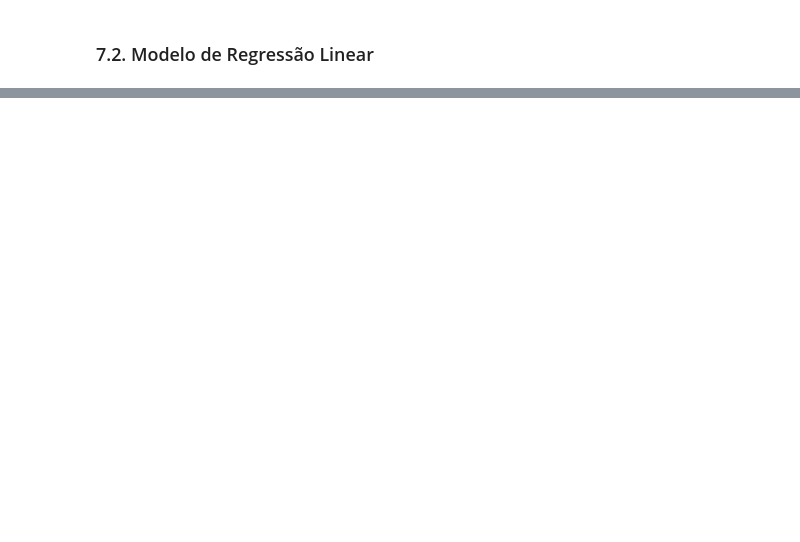
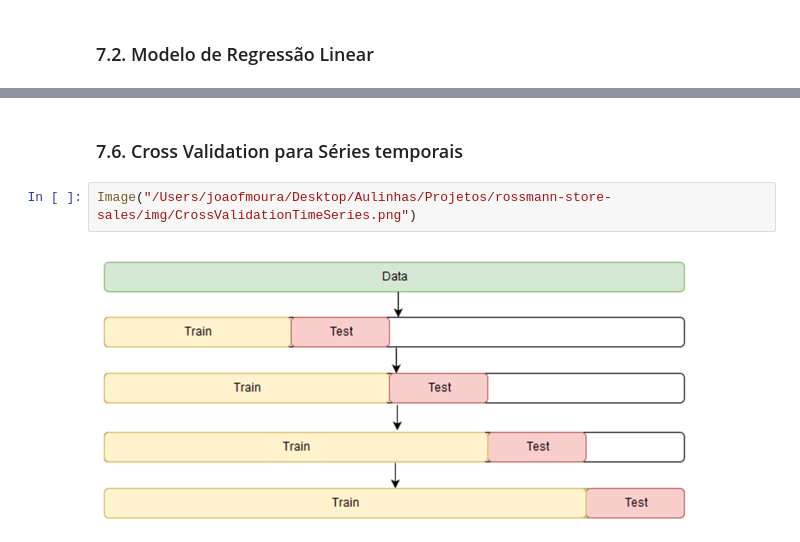
Before and after one commit to joaocortezi/Rossman, a Jupyter notebook: Data.ipynb, the cells around one changed output, grey strips where cells are left out. Cells and saved outputs as stored; diff of their text form; blank space fills up the shorter version.

Commit message:
cross validation performance

```diff
--- a/Data.ipynb
+++ b/Data.ipynb
@@ -1163,0 +1295,6 @@ lrr_result
+# %% [markdown]
+### 7.6. Cross Validation para Séries temporais
+# %%
+Image("/Users/joaofmoura/Desktop/Aulinhas/Projetos/rossmann-store-sales/img/CrossValidationTimeSeries.png")
+# %% [output]
+[figure, added]
```
Also changed, not shown: parts of 24 cells of this notebook.
